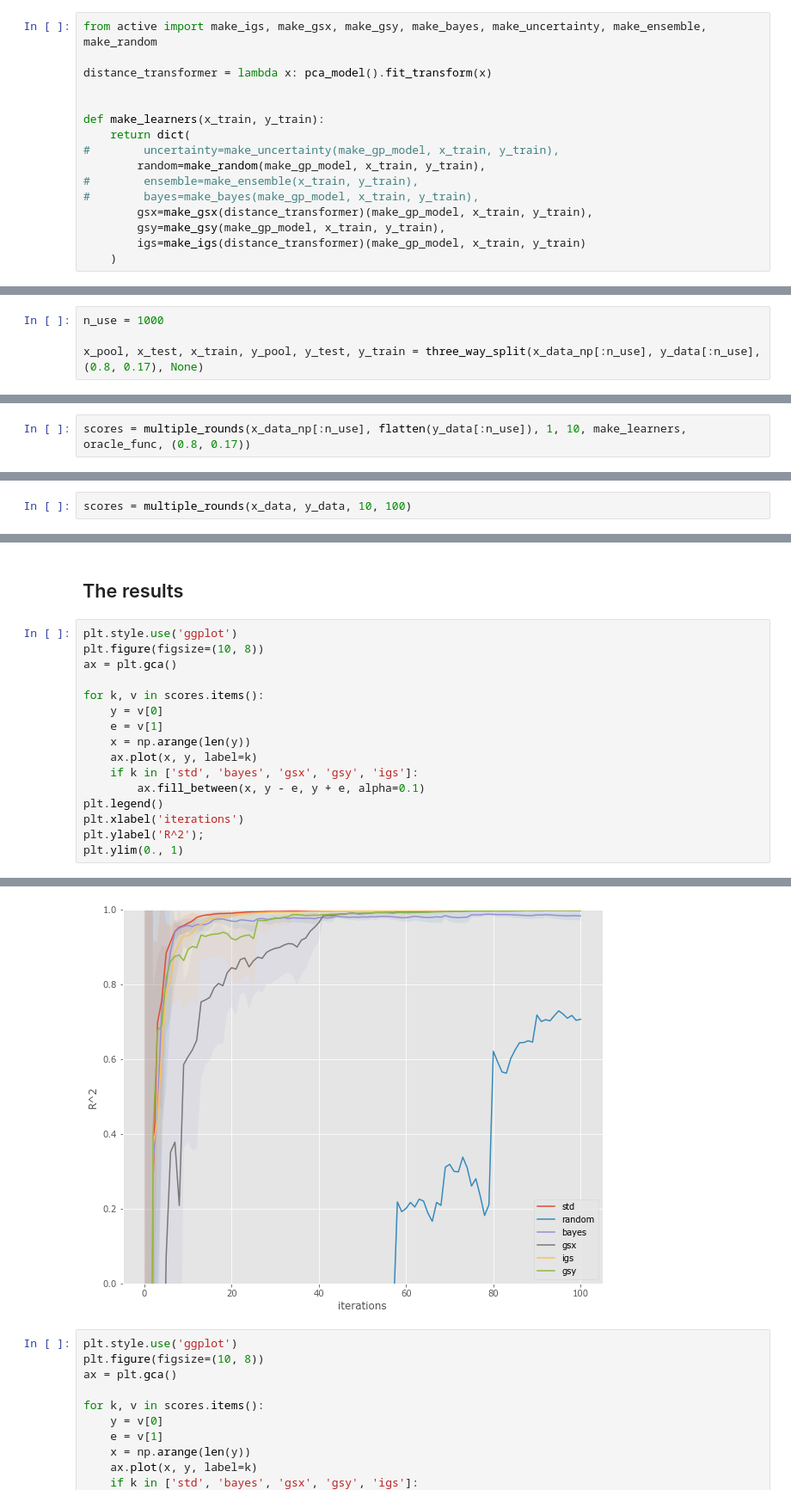
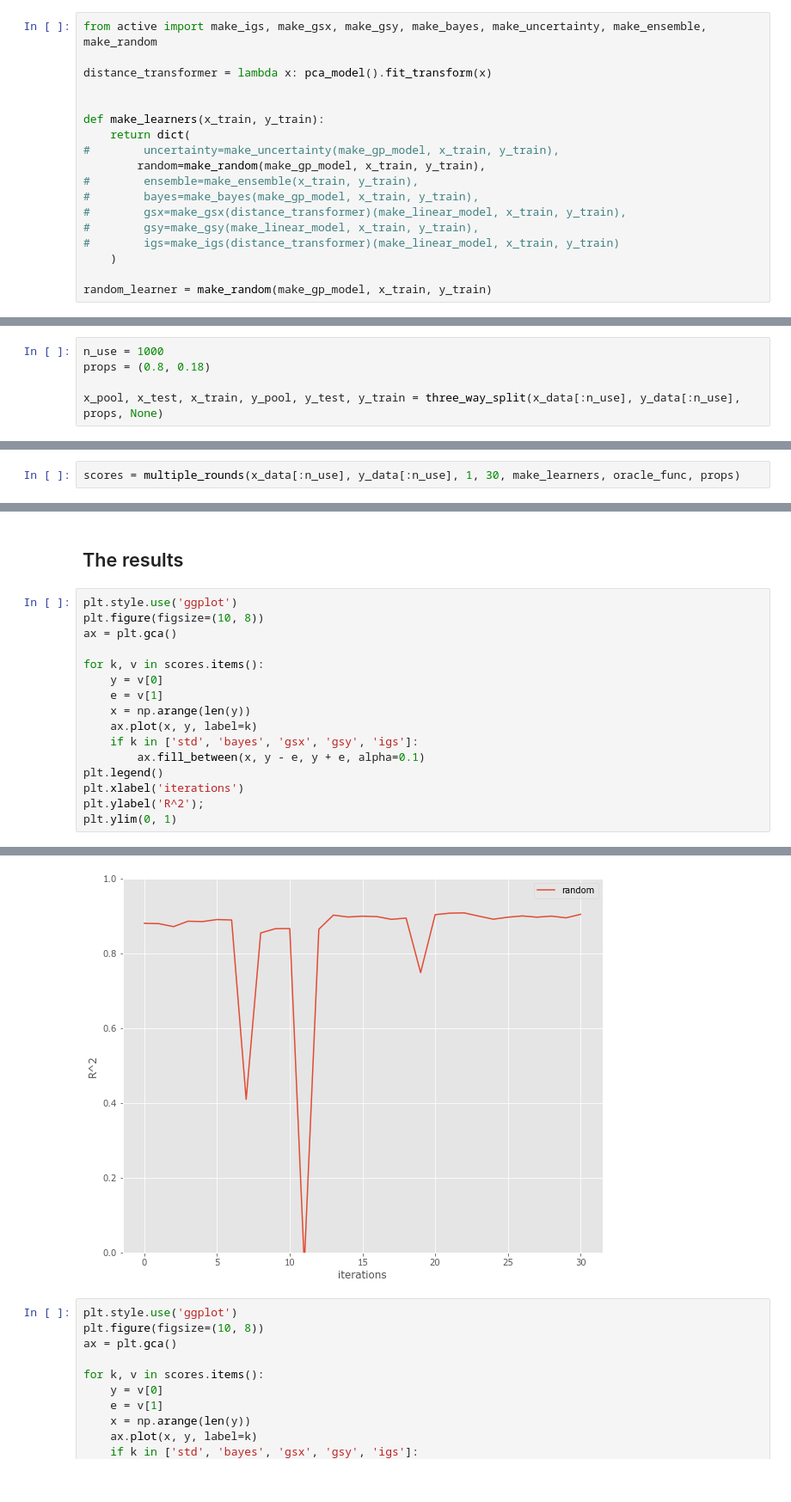
Before and after one commit to usnistgov/active-learning, a Jupyter notebook: active-learning-large.ipynb, the cells around one changed output, grey strips where cells are left out. Shown: that part at 86% size. Saved outputs shown, nothing was run; the diff lists cells and outputs as text.

```diff
--- a/active-learning-large.ipynb
+++ b/active-learning-large.ipynb
@@ -123,10 +142,12 @@ def make_learners(x_train, y_train):
         random=make_random(make_gp_model, x_train, y_train),
 #        ensemble=make_ensemble(x_train, y_train),
 #        bayes=make_bayes(make_gp_model, x_train, y_train),
-        gsx=make_gsx(distance_transformer)(make_gp_model, x_train, y_train),
-        gsy=make_gsy(make_gp_model, x_train, y_train),
-        igs=make_igs(distance_transformer)(make_gp_model, x_train, y_train)
+#        gsx=make_gsx(distance_transformer)(make_linear_model, x_train, y_train),
+#        gsy=make_gsy(make_linear_model, x_train, y_train),
+#        igs=make_igs(distance_transformer)(make_linear_model, x_train, y_train)
     )
+
+random_learner = make_random(make_gp_model, x_train, y_train)
 # %% [markdown]
 ## Check the data
 # %%
@@ -136,7 +157,8 @@ plot_microstructures(*x_data_np[:10].reshape(10, 51, 51, 51)[:, :, :, 0], cmap='
 # %%
 n_use = 1000
+props = (0.8, 0.18)
 
-x_pool, x_test, x_train, y_pool, y_test, y_train = three_way_split(x_data_np[:n_use], y_data[:n_use], (0.8, 0.17), None)
+x_pool, x_test, x_train, y_pool, y_test, y_train = three_way_split(x_data[:n_use], y_data[:n_use], props, None)
 # %%
 print(x_pool.shape)
 print(x_test.shape)
@@ -201,6 +221,6 @@ out1
 # %% [markdown]
 ## Run the learners
 # %%
-scores = multiple_rounds(x_data_np[:n_use], flatten(y_data[:n_use]), 1, 10, make_learners, oracle_func, (0.8, 0.17))
+scores = multiple_rounds(x_data[:n_use], y_data[:n_use], 1, 30, make_learners, oracle_func, props)
 # %% [output]
 evaluating random
@@ -208,2 +226,0 @@ ValueError: the dimensions of the new training data and label mustagree with the
-# %%
-scores = multiple_rounds(x_data, y_data, 10, 100)
@@ -227,22 +242,22 @@ evaluating gsy
 # %%
 plt.style.use('ggplot')
 plt.figure(figsize=(10, 8))
 ax = plt.gca()
 
 for k, v in scores.items():
     y = v[0]
     e = v[1]
     x = np.arange(len(y))
     ax.plot(x, y, label=k)
     if k in ['std', 'bayes', 'gsx', 'gsy', 'igs']:
         ax.fill_between(x, y - e, y + e, alpha=0.1)
 plt.legend()
 plt.xlabel('iterations')
 plt.ylabel('R^2');
-plt.ylim(0., 1)
+plt.ylim(0, 1)
 # %% [output]
 (0.0, 1.0)
-[figure, old version]
+[figure, new version]
 # %%
 plt.style.use('ggplot')
 plt.figure(figsize=(10, 8))
```
Also changed, not shown: parts of 27 cells of this notebook.
